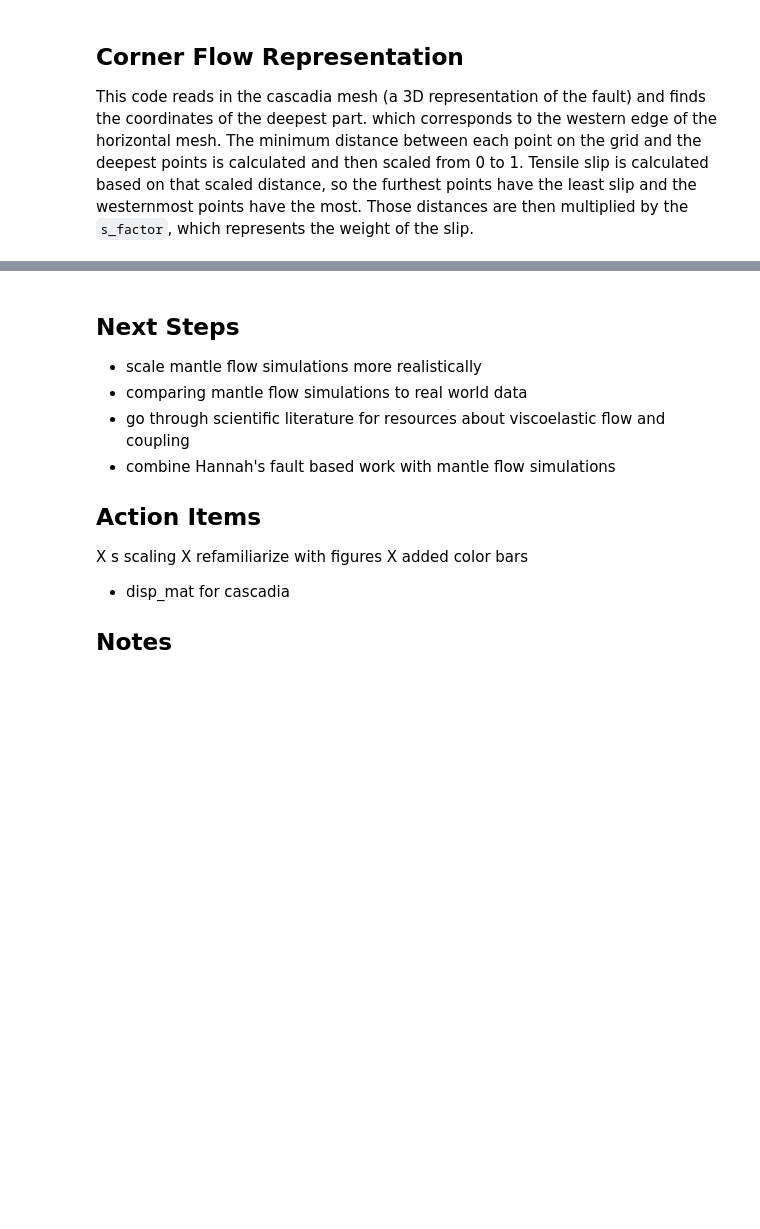
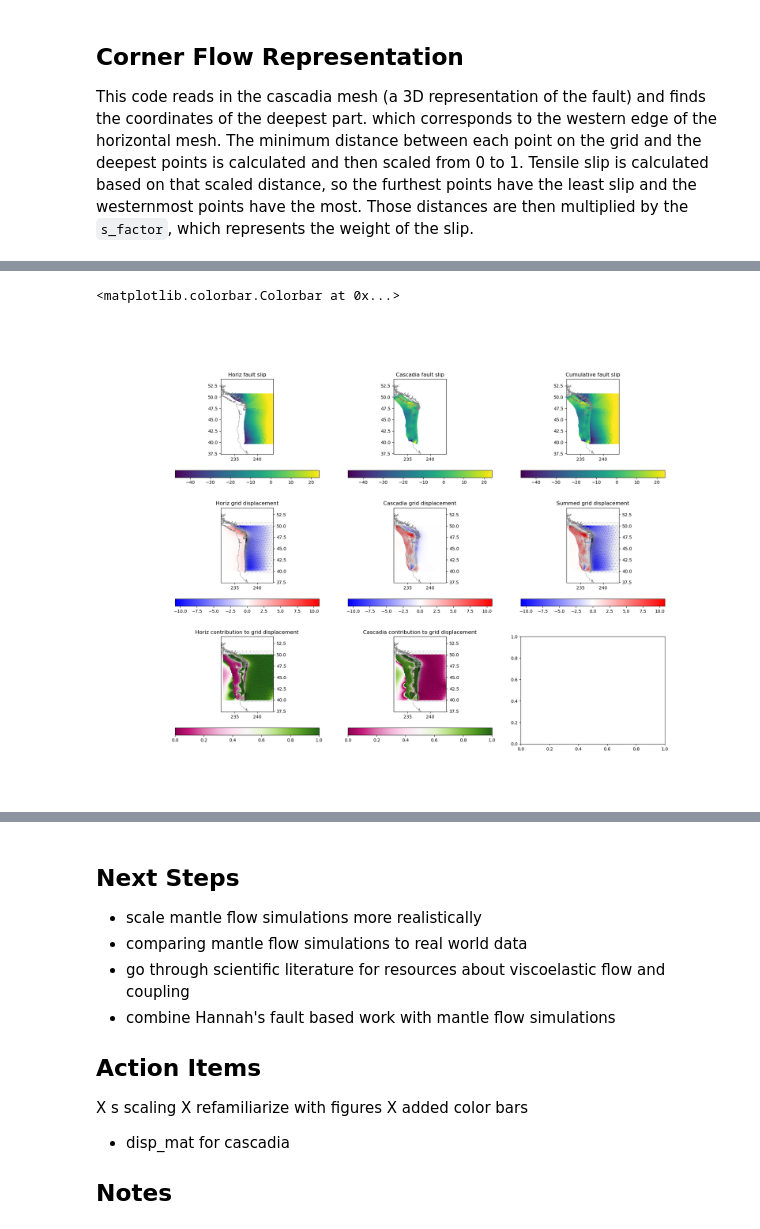
Before and after one commit to jazminemsjordan/fault_displacement, a Jupyter notebook: fault_displacement.ipynb, the cells around one changed output, grey strips where cells are left out. Saved outputs shown, nothing was run; the diff lists cells and outputs as text; code cells hidden in the pictures; blank space fills up the shorter version.

```diff
--- a/fault_displacement.ipynb
+++ b/fault_displacement.ipynb
@@ -591,36 +613,39 @@ ax[1, 2].triplot(casc_mesh["points"][:, 0], casc_mesh["points"][:, 1], casc_mesh
 ax[1, 2].triplot(mesh["points"][:, 0], mesh["points"][:, 1], mesh["verts"], linewidth=0.1, color='k')
 
 # equal colorbars
-fig.colorbar(cfso, ax=ax[0, 0], orientation='horizontal')
+fig.colorbar(hfso, ax=ax[0, 0], orientation='horizontal')
 fig.colorbar(cfso, ax=ax[0, 1], orientation='horizontal')
 fig.colorbar(cfso, ax=ax[0, 2], orientation='horizontal')
 fig.colorbar(agdo, ax=ax[1, 0], orientation='horizontal')
 fig.colorbar(agdo, ax=ax[1, 1], orientation='horizontal')
 fig.colorbar(agdo, ax=ax[1, 2], orientation='horizontal')
 
 # contribution calculations
 hcont = np.abs((horiz_plot_disp.reshape(np.shape(obsx))) / (casc_plot_disp.reshape(np.shape(obsx)) + horiz_plot_disp.reshape(np.shape(obsx))))
 ccont = np.abs((casc_plot_disp.reshape(np.shape(obsx))) / (casc_plot_disp.reshape(np.shape(obsx)) + horiz_plot_disp.reshape(np.shape(obsx))))
 
 # horiz contribution to grid displacement
 ax[2, 0].plot(coast.lon+360*(1-lon_corr), coast.lat, color="gray", linewidth=0.5)
 ax[2, 0].set(xlim=(xmin, xmax), ylim=(ymin, ymax), aspect='equal')
 ax[2, 0].yaxis.tick_right()
 ax[2, 0].title.set_text("Horiz contribution to grid displacement")
 hcont_gdo = ax[2, 0].pcolormesh(obsx, obsy, hcont, shading="auto", cmap="PiYG", vmin=0, vmax=1)
 ax[2, 0].triplot(casc_mesh["points"][:, 0], casc_mesh["points"][:, 1], casc_mesh["verts"], linewidth=0.1, color='k')
 ax[2, 0].triplot(mesh["points"][:, 0], mesh["points"][:, 1], mesh["verts"], linewidth=0.1, color='k')
 fig.colorbar(hcont_gdo, ax=ax[2, 0], orientation='horizontal')
 
 # casc contribution to grid displacement
 ax[2, 1].plot(coast.lon+360*(1-lon_corr), coast.lat, color="gray", linewidth=0.5)
 ax[2, 1].set(xlim=(xmin, xmax), ylim=(ymin, ymax), aspect='equal')
 ax[2, 1].yaxis.tick_right()
 ax[2, 1].title.set_text("Cascadia contribution to grid displacement")
 ccont_gdo = ax[2, 1].pcolormesh(obsx, obsy, ccont, shading="auto", cmap="PiYG", vmin=0, vmax=1)
 ax[2, 1].triplot(casc_mesh["points"][:, 0], casc_mesh["points"][:, 1], casc_mesh["verts"], linewidth=0.1, color='k')
 ax[2, 1].triplot(mesh["points"][:, 0], mesh["points"][:, 1], mesh["verts"], linewidth=0.1, color='k')
 fig.colorbar(ccont_gdo, ax=ax[2, 1], orientation='horizontal')
+# %% [output]
+<matplotlib.colorbar.Colorbar at 0x...>
+[figure, added]
 # %%
 '''
 filename = "horiz.msh"
```
Also changed, not shown: parts of 8 cells of this notebook, 3 other files.
